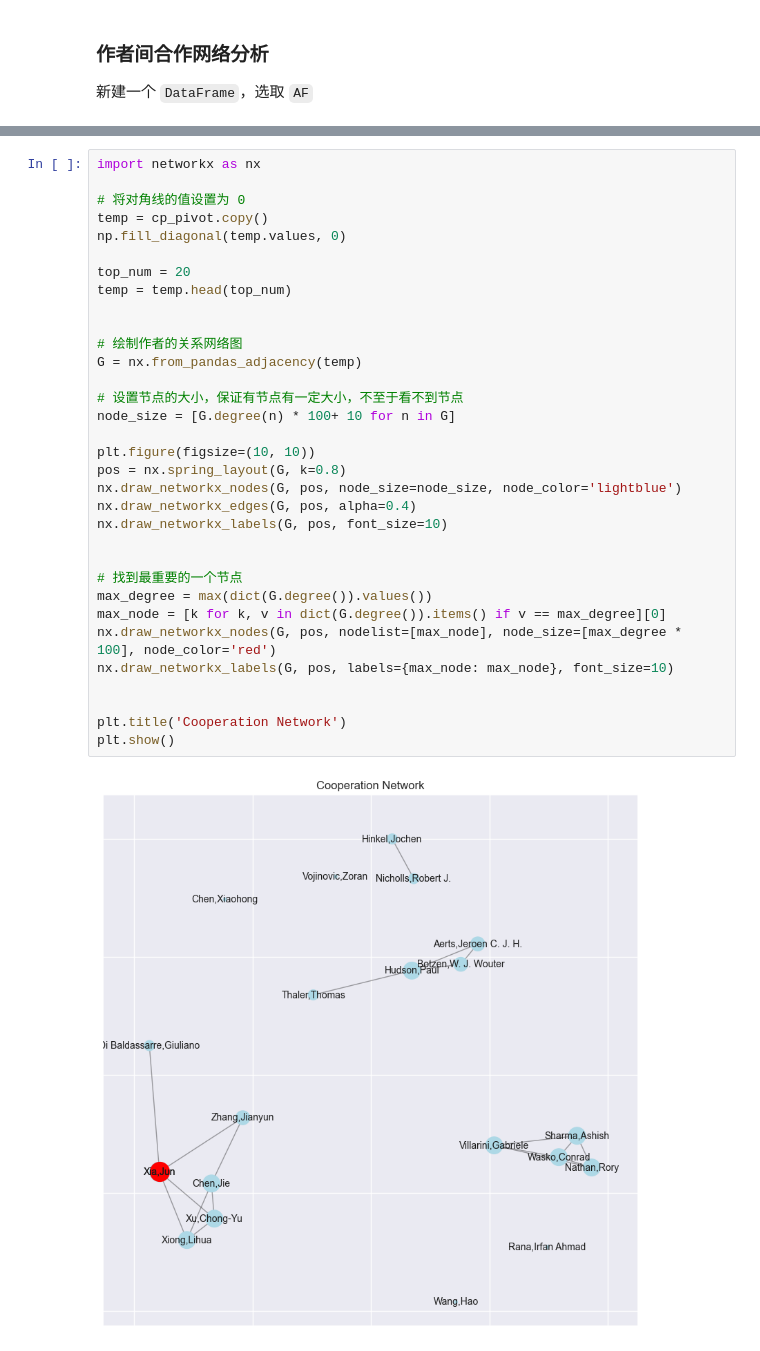
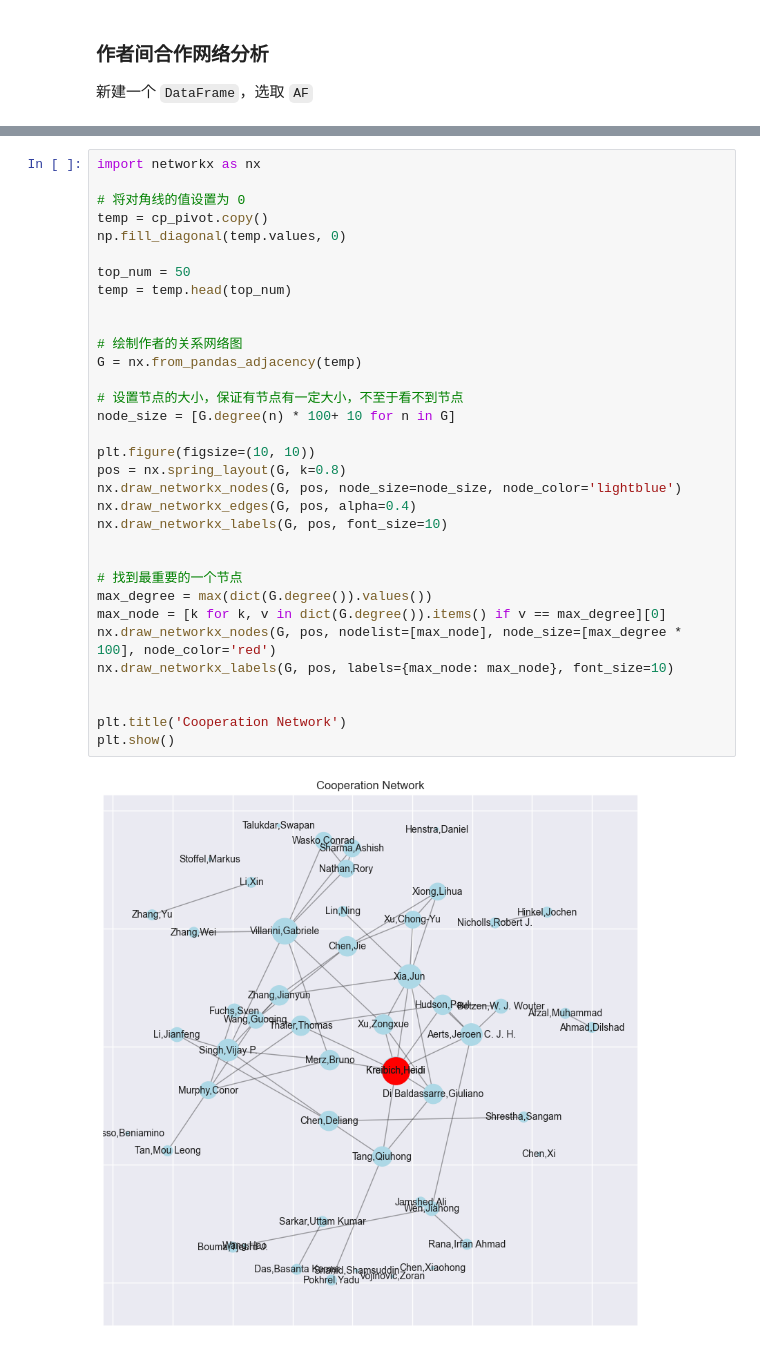
Before and after one commit to ZerolAcqua/bibliometrics, a Jupyter notebook: bibliometrics.ipynb, the cells around one changed output, grey strips where cells are left out. Drawn from its saved outputs; the diff is of its cells as text.

```diff
--- a/bibliometrics.ipynb
+++ b/bibliometrics.ipynb
@@ -697,32 +697,32 @@ import networkx as nx
 # 将对角线的值设置为 0
 temp = cp_pivot.copy()
 np.fill_diagonal(temp.values, 0)
 
-top_num = 20
+top_num = 50
 temp = temp.head(top_num)
 
 
 # 绘制作者的关系网络图
 G = nx.from_pandas_adjacency(temp)
 
 # 设置节点的大小，保证有节点有一定大小，不至于看不到节点
 node_size = [G.degree(n) * 100+ 10 for n in G]
 
 plt.figure(figsize=(10, 10))
 pos = nx.spring_layout(G, k=0.8)
 nx.draw_networkx_nodes(G, pos, node_size=node_size, node_color='lightblue')
 nx.draw_networkx_edges(G, pos, alpha=0.4)
 nx.draw_networkx_labels(G, pos, font_size=10)
 
 
 # 找到最重要的一个节点
 max_degree = max(dict(G.degree()).values())
 max_node = [k for k, v in dict(G.degree()).items() if v == max_degree][0]
 nx.draw_networkx_nodes(G, pos, nodelist=[max_node], node_size=[max_degree * 100], node_color='red')
 nx.draw_networkx_labels(G, pos, labels={max_node: max_node}, font_size=10)
 
 
 plt.title('Cooperation Network')
 plt.show()
 # %% [output]
-[figure, old version]
+[figure, new version]
```
Also changed, not shown: parts of 7 cells of this notebook.
